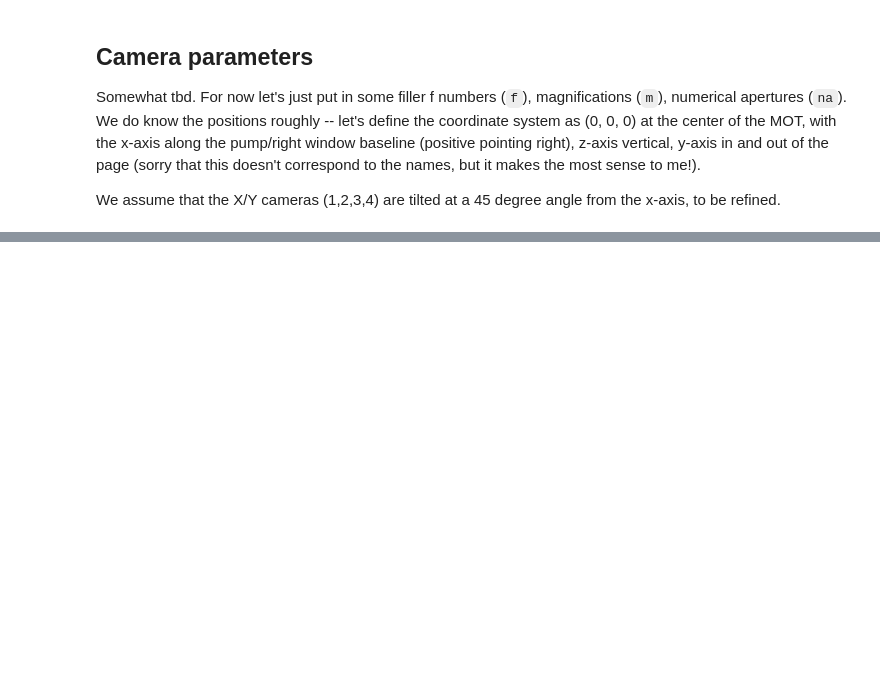
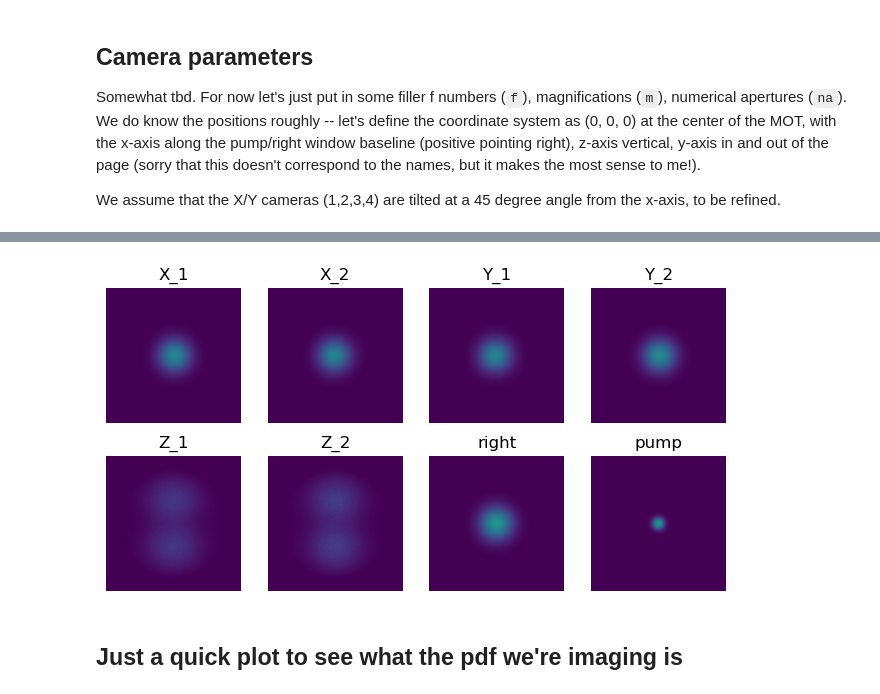
Before and after one commit to sgasioro/NW-MOT, a Jupyter notebook: Northwestern MOT Setup.ipynb, the cells around one changed output, grey strips where cells are left out. Drawn from its saved outputs; the diff is of its cells as text; code cells hidden in the pictures; blank space fills up the shorter version.

Commit message:
Update with backward r.t. test

```diff
--- a/Northwestern MOT Setup.ipynb
+++ b/Northwestern MOT Setup.ipynb
@@ -230,4 +118,0 @@ pix_x, pix_y = idxs.T
-# %%
-batch_size=100
-batch_pix_x = pix_x.split(batch_size)
-batch_pix_y = pix_y.split(batch_size)
@@ -404,5 +118,0 @@ plt.show()
-# %%
-%matplotlib inline
-for i in range(len(test)):
-    plt.imshow(test[i].cpu())
-    plt.show()
@@ -417,0 +195,29 @@ for i in range(len(test)):
+# %%
+pixel_batch = 200000
+camera_intensities_all = []
+for i,obj in enumerate(scene.objects):
+    if type(obj) == optics.Sensor:
+        sensor = scene.objects[i]
+        lens = scene.objects[i+1]
+
+        # Define pixel indices
+        idxs = torch.cartesian_prod(torch.arange(sensor.resolution[0]//2, -sensor.resolution[0]//2, -1),
+                            torch.arange(sensor.resolution[1]//2, -sensor.resolution[1]//2, -1))
+
+        pix_x, pix_y = idxs.T
+
+        # Batch over them for rendering -- I used a large GPU
+        batch_pix_x = pix_x.split(pixel_batch)
+        batch_pix_y = pix_y.split(pixel_batch)
+
+        intensities_all = []
+        print(f"Rendering camera {camera_params[i//2]['name']}")
+        for j in tqdm(range(len(batch_pix_x))):
+            intensities_all.append(optics.ray_tracing.ray_tracing.render_pixels(sensor,
+                                                                               lens,
+                                                                               scene, scene.light_source, 1, 5,
+                                                                               batch_pix_x[j], batch_pix_y[j],
+                                                                               integrator, device='cuda',max_iterations=3))
+
+        camera_intensities = torch.cat(intensities_all).reshape(sensor.resolution)
+        camera_intensities_all.append(camera_intensities.clone())
@@ -417,0 +233,11 @@ for i in range(len(test)):
+# %%
+%matplotlib inline
+fig, ax = plt.subplots(2,4, figsize=(8, 4))
+for i in range(len(camera_intensities_all)):
+    ax[i//4, i%4].imshow(camera_intensities_all[i].cpu())
+    ax[i//4, i%4].set_title(f"{camera_params[i]['name']}")
+    ax[i//4, i%4].axis('off')
+# %% [output]
+[figure, added]
+# %% [markdown]
+## Just a quick plot to see what the pdf we're imaging is
```
Also changed, not shown: parts of 39 cells of this notebook, 1 other file.
